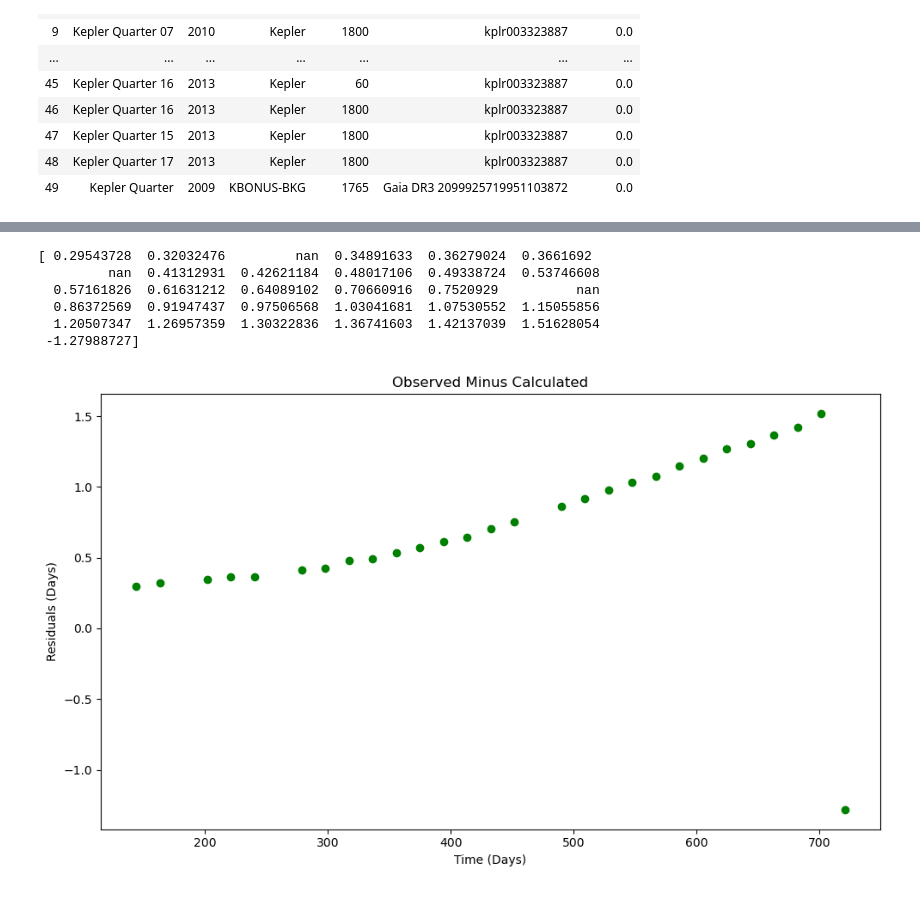
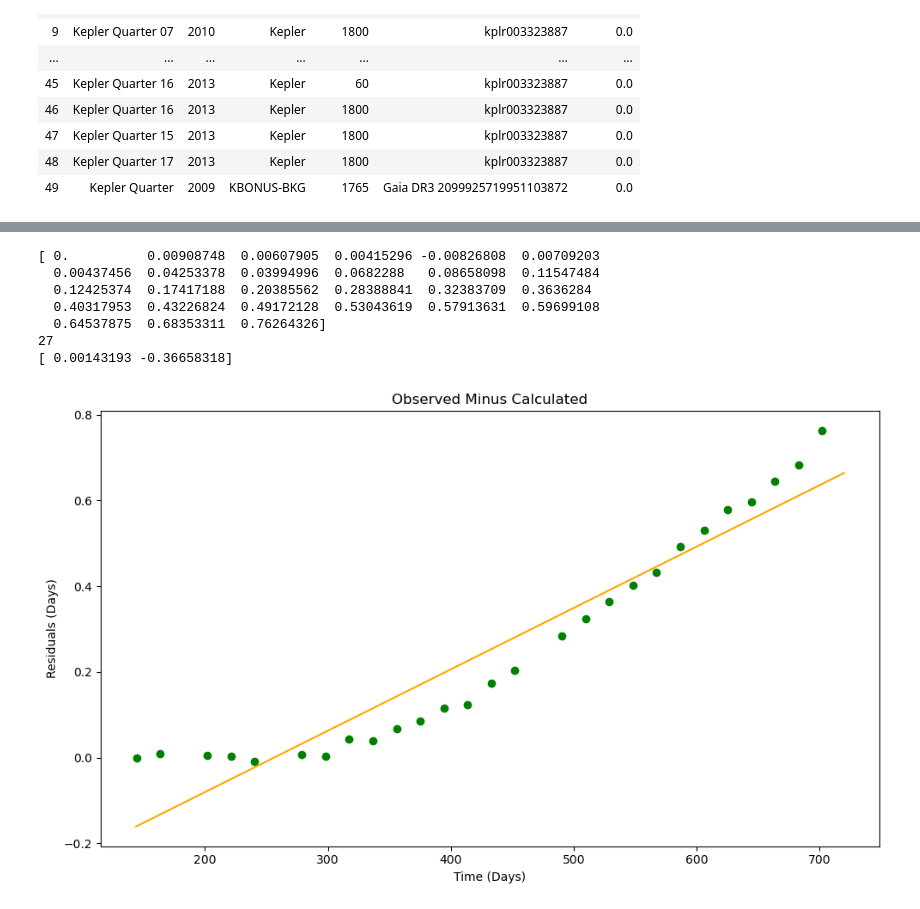
Before and after one commit to td522285/PHYS2116_github, a Jupyter notebook: PHYS2126_Computational_Assessment.ipynb, the cells around one changed output, grey strips where cells are left out. Cells and saved outputs as stored; diff of their text form; code cells hidden in the pictures.

```diff
--- a/PHYS2126_Computational_Assessment.ipynb
+++ b/PHYS2126_Computational_Assessment.ipynb
@@ -158,6 +182,11 @@ plt.show()
 # %%
 # as can be seen, find_peaks sucks. Let's find the time manually looking at data.
-curr = 20                                                      ## CHANGE INDEX FOR MANUAL PEAK INSPECTION
+curr = 44                                                      ## CHANGE INDEX FOR MANUAL PEAK INSPECTION
+# In the case of possible double peaks, we manually verify through printed values the peak of the correct depth
+# ... as expected
+# t_transit_dur (duration) is not fully legitimate as it considers peak time only when below 0.995
+# ... however it is observed on either side of the peak it very quickly rises back to 0.999, so it gives a
+# ... rough idea of t_transit_obs uncertainty, if it is needed.
 
 # Replot for clarity
 lc.plot()
@@ -174,23 +203,27 @@ print(f"idx_transit_the, {transit_idx}\n");
 #repeat.
 
 t_transit_start = 0;
+flag_start = 0;
 idx_transit_start = 0;
 t_transit_end = 0;
 idx_transit_end = 0;
 
-for idx in range(transit_idx - 50, transit_idx + 50):
+for idx in range(transit_idx - 100, transit_idx + 100):
     if (lc.flux[idx] < 0.995 or  # during transit
-        lc.flux[idx + 3] < 0.995 or  # right before transit
-        lc.flux[idx - 3] < 0.995):  # right after transit
+        lc.flux[idx + 1] < 0.995 or  # right before transit
+        lc.flux[idx - 1] < 0.995):  # right after transit
         print(f"idx: {idx}");
         print(f"time: {lc.time[idx]}")
         print(f"flux: {lc.flux[idx]}")
         print("")
+    else:
+        print(lc.flux[idx]);
 
     # choose endpoints at base;
-    if (lc.flux[idx] > 0.995 and lc.flux[idx + 1] < 0.995):
+    if (lc.flux[idx] > 0.995 and lc.flux[idx + 1] < 0.995 and flag_start == 0): # first of any peak.
         idx_transit_start = idx;
         t_transit_start = lc.time[idx];
+        flag_start = 1;
 
     if (lc.flux[idx] > 0.995 and lc.flux[idx - 1] < 0.995):
         idx_transit_end = idx;
@@ -287,20 +446,41 @@ for idx in nan_indices:
 # %%
-omc = t_transit_obs2 - t_transit_the
-print(omc)
+# Rough errors in the theoretical value of Kepler's average period
+# ... will result in a linear long-term trend from 0. To resolve
+# ... this, we will fit a line and subtract it.
+
+omc[30] = np.nan # remove outlier
+
+# polyfit cannot deal with nans. 2, 6, 17, 30
+# omc3, t_transit_the_3 have nans removed.
+omc2 = np.concatenate((omc[0:2], omc[3:6], omc[7:17], omc[18:30]));
+t_transit_the_nn = np.concatenate((t_transit_the[0:2], t_transit_the[3:6], t_transit_the[7:17], t_transit_the[18:30])); # no nan.
+print(omc2)
+print(np.size(omc2))
+
+
+trend_poly = np.polyfit(t_transit_the_nn, omc2, 1);
+print(trend_poly)
+
+trend_x = np.arange(144, 721);
+trend_y = np.zeros(np.size(trend_x));
+for idx in range(np.size(trend_x)):
+    trend_y[idx] = trend_poly[0] * trend_x[idx] + trend_poly[1];
 
 plt.figure(figsize = (10, 6))
-plt.scatter(t_transit_the, omc, color = 'green');
+plt.scatter(t_transit_the_nn, omc2, color = 'green');
+plt.plot(trend_x, trend_y, color = 'orange');
 plt.xlabel('Time (Days)')
 plt.ylabel('Residuals (Days)')
 plt.title('Observed Minus Calculated');
 
 plt.tight_layout()
 plt.show()
 # %% [output]
-[ 0.29543728  0.32032476         nan  0.34891633  0.36279024  0.3661692
-         nan  0.41312931  0.42621184  0.48017106  0.49338724  0.53746608
-  0.57161826  0.61631212  0.64089102  0.70660916  0.7520929          nan
-  0.86372569  0.91947437  0.97506568  1.03041681  1.07530552  1.15055856
-  1.20507347  1.26957359  1.30322836  1.36741603  1.42137039  1.51628054
- -1.27988727]
+[ 0.          0.00908748  0.00607905  0.00415296 -0.00826808  0.00709203
+  0.00437456  0.04253378  0.03994996  0.0682288   0.08658098  0.11547484
+  0.12425374  0.17417188  0.20385562  0.28388841  0.32383709  0.3636284
+  0.40317953  0.43226824  0.49172128  0.53043619  0.57913631  0.59699108
+  0.64537875  0.68353311  0.76264326]
+27
+[ 0.00143193 -0.36658318]
-[figure, old version]
+[figure, new version]
```
Also changed, not shown: parts of 16 cells of this notebook.
